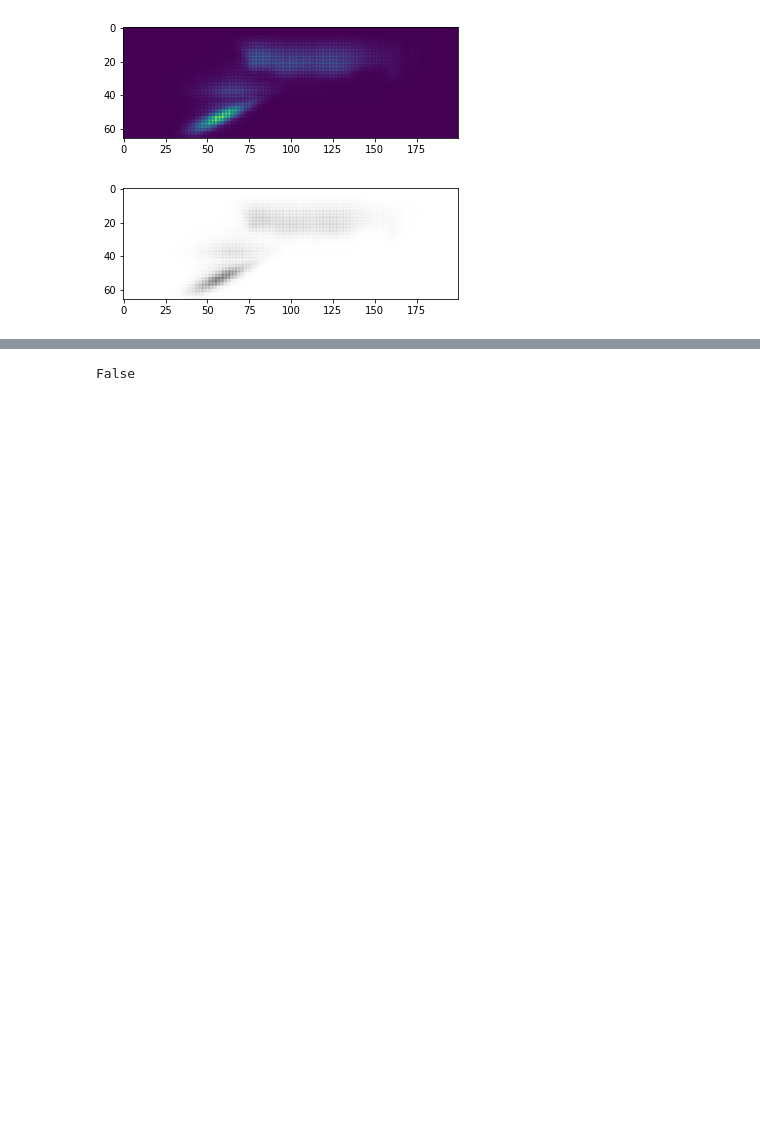
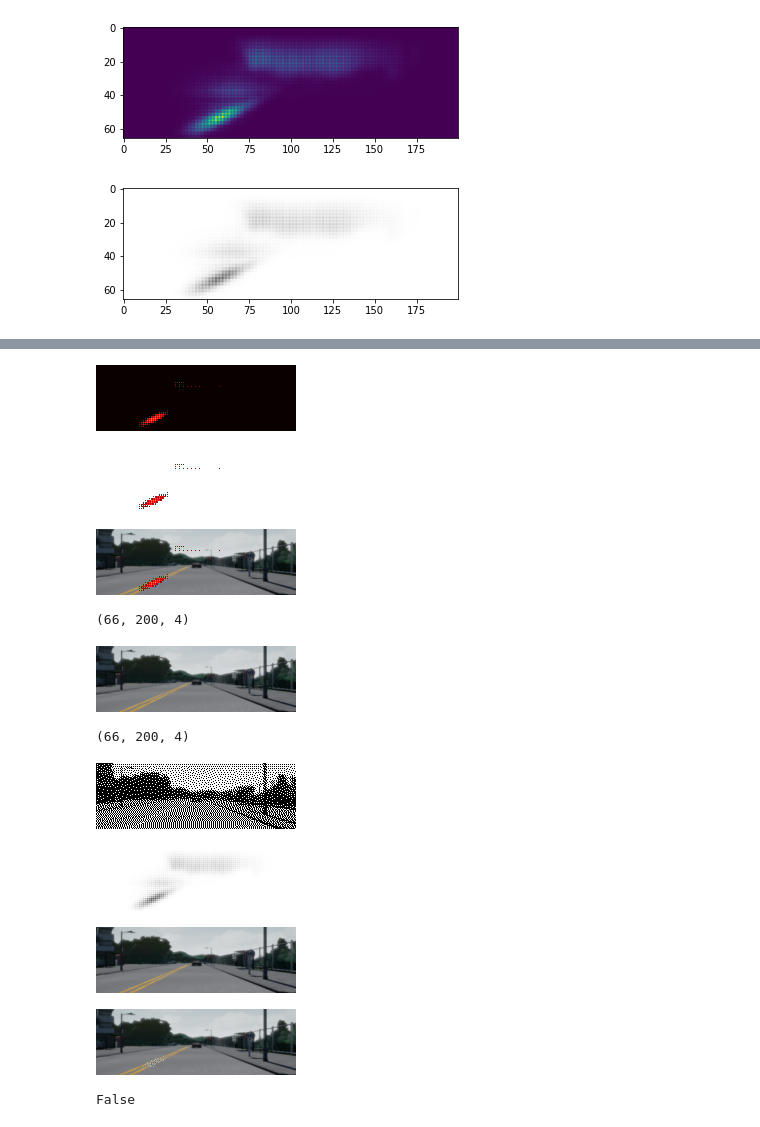
Before and after one commit to peterkim95/carla-driver, a Jupyter notebook: notebooks/internal_visualization.ipynb, the cells around one changed output, grey strips where cells are left out. Cells and saved outputs as stored; diff of their text form; code cells hidden in the pictures; blank space fills up the shorter version.

```diff
--- a/notebooks/internal_visualization.ipynb
+++ b/notebooks/internal_visualization.ipynb
@@ -169,0 +184,5 @@ x = plt.imshow(mask, norm=Normalize(vmin=0, vmax=1, clip=False), cmap='binary')
+# %%
+maskim = Image.fromarray(np.uint8(cm.hot(mask)*255))
+maskim
+# %% [output]
+[figure, added]
@@ -169,0 +207,21 @@ x = plt.imshow(mask, norm=Normalize(vmin=0, vmax=1, clip=False), cmap='binary')
+# %%
+maskim
+# %% [output]
+[figure, added]
+# %%
+Image.alpha_composite(pim, maskim)
+# %% [output]
+[figure, added]
+# %%
+np.array(pim).shape
+# %% [output]
+(66, 200, 4)
+# %%
+pim.putalpha(255)
+pim
+# %% [output]
+[figure, added]
+# %%
+np.array(maskim).shape
+# %% [output]
+(66, 200, 4)
@@ -170,3 +230,20 @@ x = plt.imshow(mask, norm=Normalize(vmin=0, vmax=1, clip=False), cmap='binary')
+# %%
+pim.convert('1')
+# %% [output]
+[figure, added]
+# %%
+maskim
+# %% [output]
+[figure, added]
+# %%
+pim = mt(im)
+pim
+# %% [output]
+[figure, added]
+# %%
+Image.alpha_composite(pim, maskim)
+# %% [output]
+[figure, added]
 # %%
 norm_mask = np.ma.getdata(Normalize(vmin=0, vmax=1, clip=True)(mask))
 # %%
```
Also changed, not shown: parts of 16 cells of this notebook, 4 other files.
